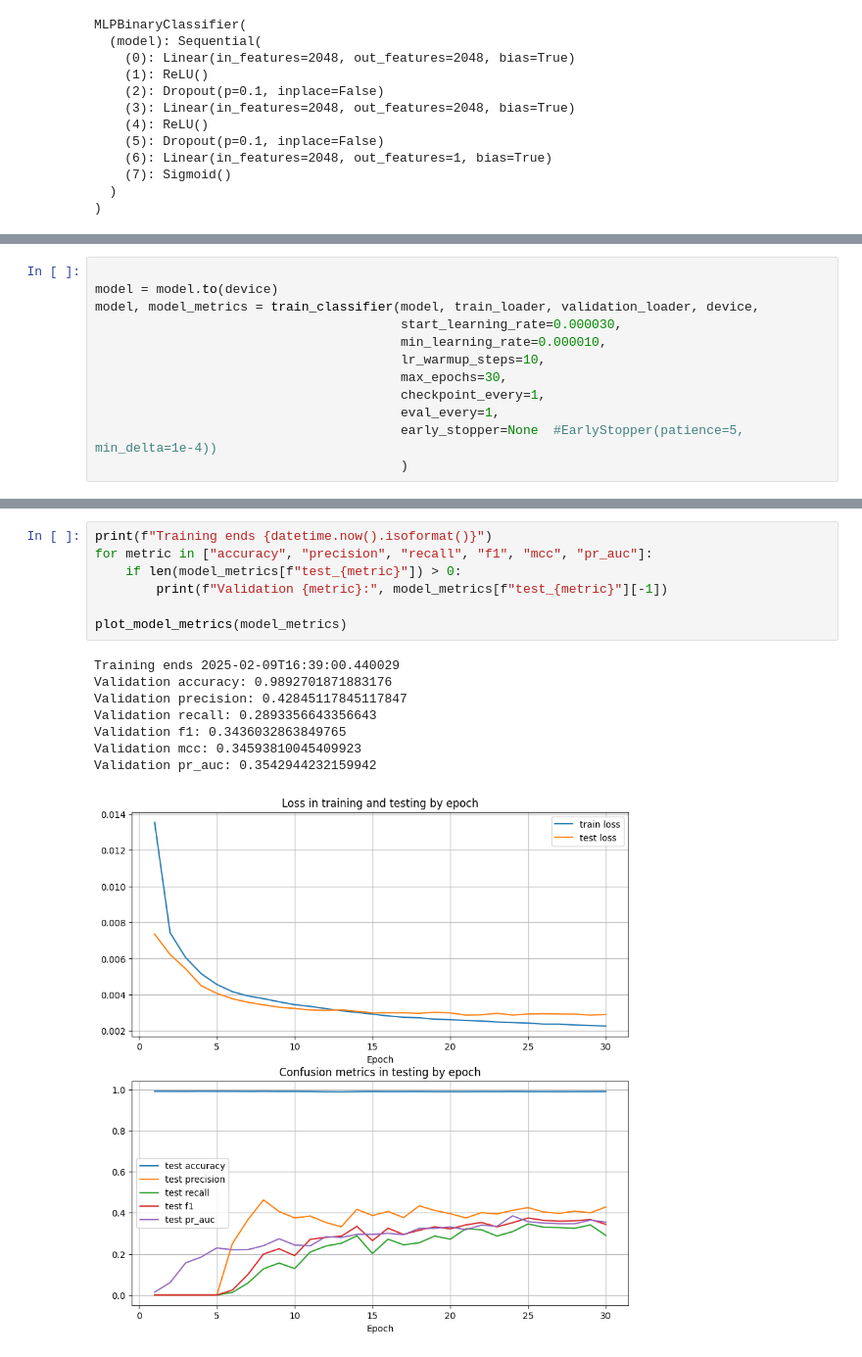
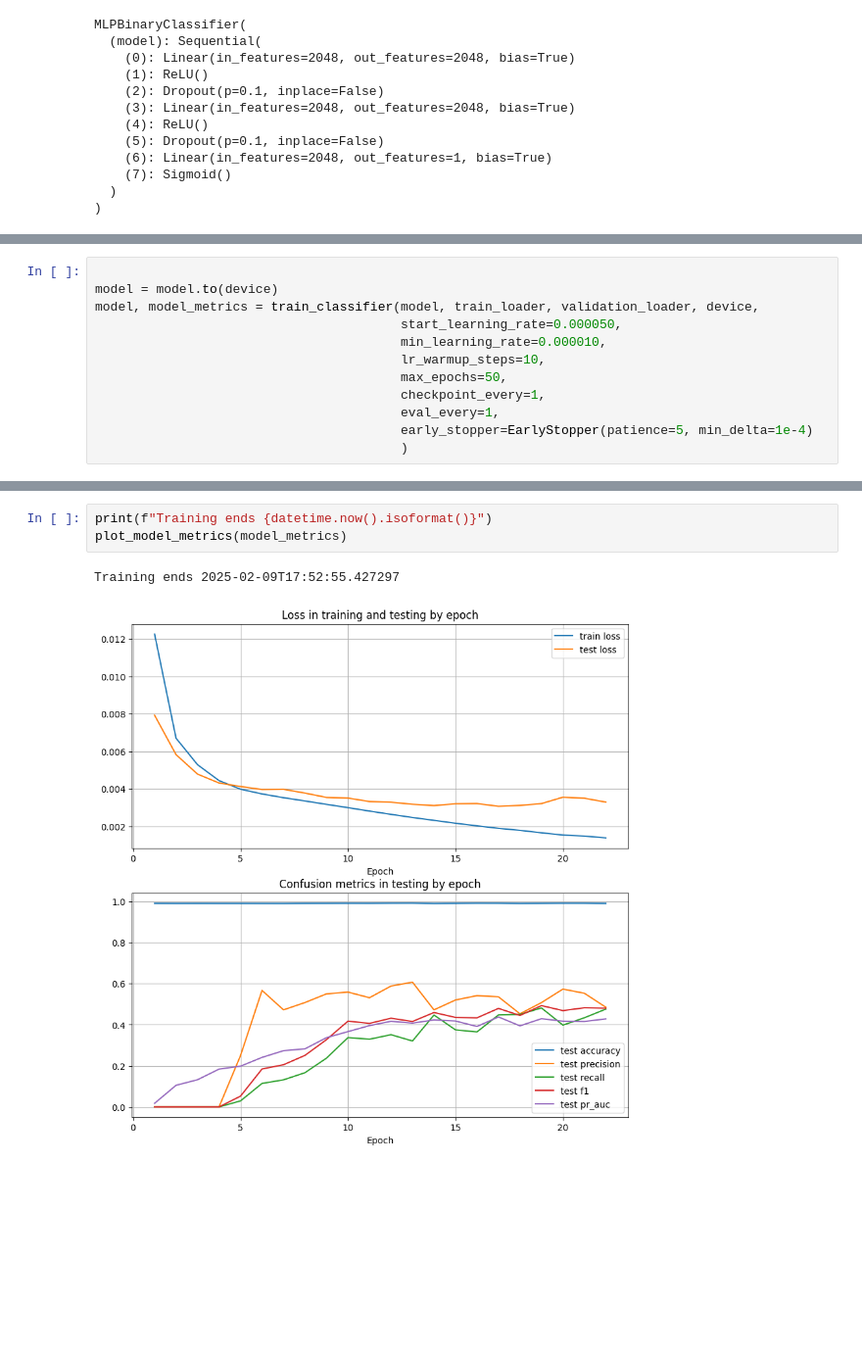
Before and after one commit to squivix/project-module, a Jupyter notebook: final-01-train.ipynb, the cells around one changed output, grey strips where cells are left out. Shown at 98% size. Saved outputs shown, nothing was run; the diff lists cells and outputs as text; blank space fills up the shorter version.

```diff
--- a/final-01-train.ipynb
+++ b/final-01-train.ipynb
@@ -167,12 +168,12 @@ Training starts 2025-02-09T16:37:33.329491
 
 model = model.to(device)
 model, model_metrics = train_classifier(model, train_loader, validation_loader, device,
-                                        start_learning_rate=0.000030,
+                                        start_learning_rate=0.000050,
                                         min_learning_rate=0.000010,
                                         lr_warmup_steps=10,
-                                        max_epochs=30,
+                                        max_epochs=50,
                                         checkpoint_every=1,
                                         eval_every=1,
-                                        early_stopper=None  #EarlyStopper(patience=5, min_delta=1e-4))
+                                        early_stopper=EarlyStopper(patience=5, min_delta=1e-4)
                                         )
 # %% [output]
@@ -192,16 +193,6 @@ Test: 6/30: loss:0.003773463307879865, accuracy:0.9901705854776406, precision:0.
 # %%
 print(f"Training ends {datetime.now().isoformat()}")
-for metric in ["accuracy", "precision", "recall", "f1", "mcc", "pr_auc"]:
-    if len(model_metrics[f"test_{metric}"]) > 0:
-        print(f"Validation {metric}:", model_metrics[f"test_{metric}"][-1])
-
 plot_model_metrics(model_metrics)
 # %% [output]
-Training ends 2025-02-09T16:39:00.440029
-Validation accuracy: 0.9892701871883176
-Validation precision: 0.42845117845117847
-Validation recall: 0.2893356643356643
-Validation f1: 0.3436032863849765
-Validation mcc: 0.34593810045409923
-Validation pr_auc: 0.3542944232159942
+Training ends 2025-02-09T17:52:55.427297
-[figure, old version]
+[figure, new version]
```
Also changed, not shown: parts of 10 cells of this notebook, 3 other files.
